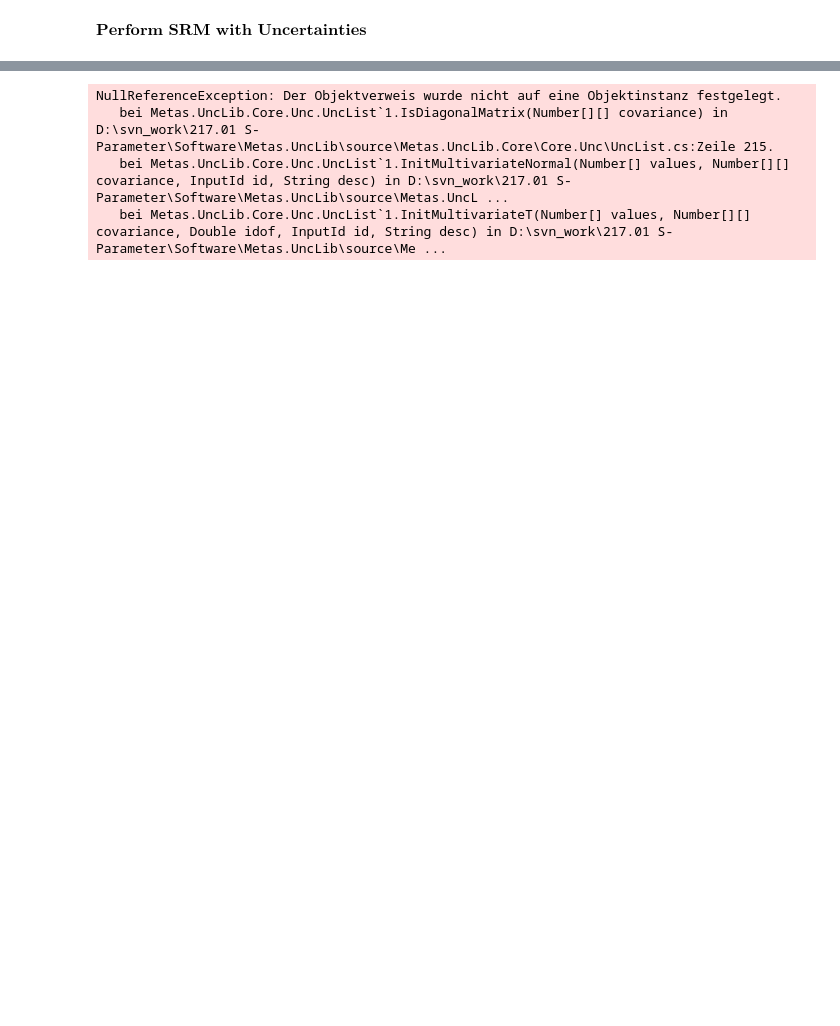
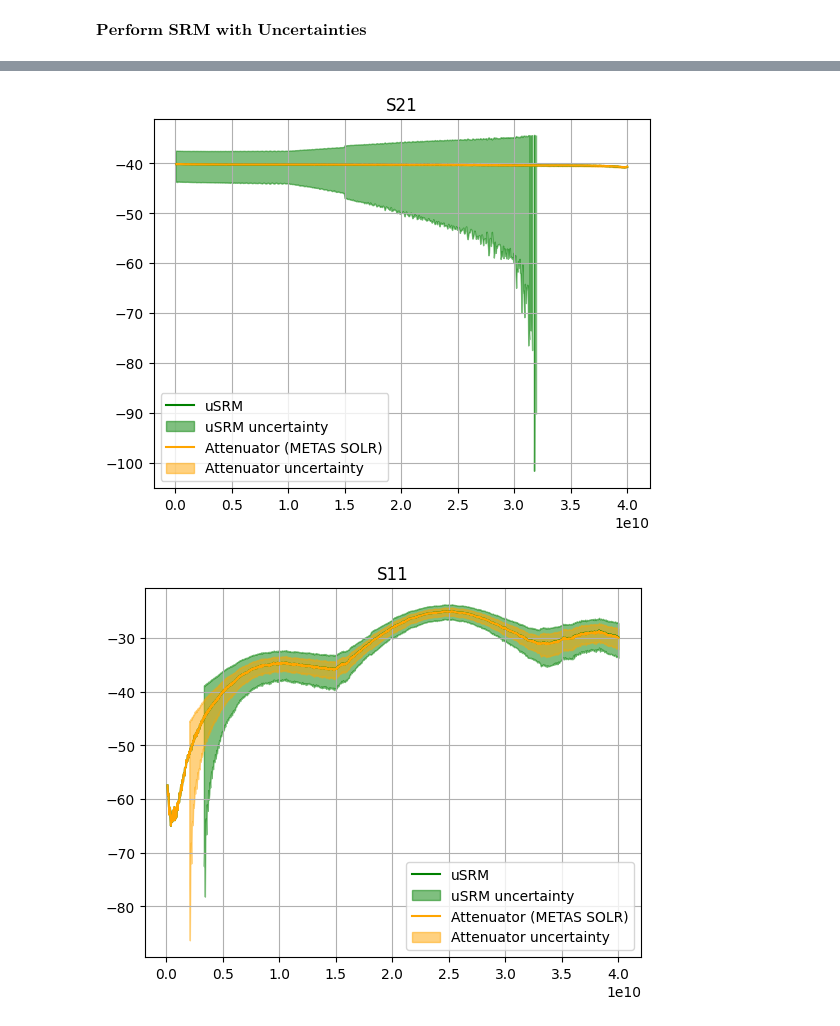
Before and after one commit to leb99-tug/SRM-linear-uncertainty-propagation, a Jupyter notebook: Example_Koax.ipynb, the cells around one changed output, grey strips where cells are left out. Saved outputs shown, nothing was run; the diff lists cells and outputs as text; code cells hidden in the pictures; blank space fills up the shorter version.

```diff
--- a/Example_Koax.ipynb
+++ b/Example_Koax.ipynb
@@ -36,24 +46,18 @@ freq = short_p1.frequency
 # %% [markdown]
 $\textbf{Construct Ideals}$
 # %%
-
-reciprocal_est = np.zeros((len(freq),2,2),dtype=complex)
-reciprocal_est[0:len(freq),0,0] = 0*np.ones((len(freq)),dtype=complex)
-reciprocal_est[0:len(freq),0,1] = np.ones((len(freq)),dtype=complex)
-reciprocal_est[0:len(freq),1,0] = np.ones((len(freq)),dtype=complex)
-reciprocal_est[0:len(freq),1,1] = 0*np.ones((len(freq)),dtype=complex)
-reciprocal_est = rf.Network(frequency=freq,s=reciprocal_est,z0=50)
-
+# Models of the calibration standards.
+# These come from characterized standard definitions, as they are used to solve a +- sqrt() abmiguity
+# They could also be ideals with lines appended to them, wouldn change a thing. But due to lazyness I did it like this :)
+# definition for the Match is the exception!
 reciprocal_est = rf.Network('METAS_SOLR_De_Emb/Network.s2p')['0-40GHz']
 
-short_est = -1*np.ones(len(freq))
-open_est = 1*np.ones(len(freq))
 short_est = rf.Network('Reference_Standards/Short_F.s1p')['0-40GHz'].s[:,0,0]
 open_est = rf.Network('Reference_Standards/Open_F.s1p')['0-40GHz'].s[:,0,0]
-#match_est = 0*np.ones((len(freq)))
 match_est = rf.Network('Reference_Standards/Match_F.s1p')['0-40GHz'].s[:,0,0]
 match_def = rf.Network('Reference_Standards/Match_F.s1p')['0-40GHz']
 
+# Symmetric 2-port versions (same reflection on both ports, zero coupling between them)
 match_est_2p = np.zeros((len(freq),2,2),dtype=complex)
 match_est_2p[0:len(freq),0,0] = match_est
 match_est_2p[0:len(freq),1,1] = match_est
@@ -175,6 +182,8 @@ u_reciprocal_GammaA_short = 0
 u_reciprocal_GammaA_open = 0
 u_reciprocal_GammaA_load = 0
 # %%
+# First pass: run SRM with all uncertainties set to zero, just to obtain the nominal error-box
+# terms (k, A, B) below. `test` itself is discarded -- calSRM_no_unc is only a stepping stone.
 calSRM_no_unc = uSRM(symmetric=[short_p1,short_p2, open_p1, open_p2, load_p1, load_p2],
             est_symmetric=[short_est_2p,  open_est_2p, match_est_2p],
             reciprocal=reciprocal,est_reciprocal=reciprocal_est,
@@ -190,7 +199,6 @@ calSRM_no_unc = uSRM(symmetric=[short_p1,short_p2, open_p1, open_p2, load_p1, lo
             usw_fw=u_switch_term, usw_bw=u_switch_term)
 
 calSRM_no_unc.run()
-test = calSRM_no_unc.apply_cal(attenuator)
 # %% [output]
 SRM is running...
 # %% [markdown]
@@ -312,3 +315,19 @@ for i in range(len(freq)):
     m = inv_propagate_all_contributors([Da, Ca, Ra], [Rb, Cb, Db],a[i], b[i], k[i],mid_S=None)
     m_tot = forward_two_port([N_L[i]],m)
     unc_network[i] = cov_of_2x2(m_tot)
+# %%
+# Network (full 2-port measurement): inverse-propagate D/C/R contributors on both ports through
+# the error boxes, treating the network itself as an ideal thru (mid_S=None), then forward-propagate
+# N_L to get the 8x8 real covariance (Re/Im of S11, S21, S12, S22) of this raw measurement.
+P = np.array([[0,1],[1,0]])  # port-swap matrix, used to mirror port-A contributors onto port B
+
+atten = create_attenuator(att_db=40.0, frequency=short_p1.frequency)
+
+unc_dut = np.zeros((len(freq),8,8),dtype=complex)
+for i in range(len(freq)):
+    Da, Ca, Ra = D[i], C[i], R[i]               # Port-A
+    Db, Cb, Rb = D[i], C[i], R[i]               # Port-B
+    Db = P @ Db @ P                     # Port-B- is flipped
+    m = inv_propagate_all_contributors([Da, Ca, Ra], [Rb, Cb, Db],a[i], b[i], k[i],mid_S=atten.s)
+    m_tot = forward_two_port([N_L[i]],m)
+    unc_dut[i] = cov_of_2x2(m_tot)
@@ -354,28 +382,29 @@ Frequency: 40.00 GHz ... DONE!
 ref_solr = extract_table("Attenuator.tex")
 # %%
-DUT1,unc = calSRM.u_apply_cal(attenuator)
+
+# Apply the uncertain calibration to the attenuator DUT, then plot S21/S11 magnitude (dB) with
+# +/-1 sigma uncertainty bands against the independent METAS SOLR reference.
+DUT1,unc = calSRM.u_apply_cal_unc(attenuator,unc_dut)
 
 plt.figure()
 plt.title('S21')
 plt.plot(freq.f, 20*np.log10(np.abs(DUT1.to_dataframe('s')['s 21'])),label='uSRM',color='green')
 plt.fill_between(freq.f, (20*np.log10(np.abs(DUT1.to_dataframe('s')['s 21'])-(np.abs(unc[:,1,0])))), (20*np.log10(np.abs(DUT1.to_dataframe('s')['s 21'])+(np.abs(unc[:,1,0])))), color='green', alpha=0.5, label='uSRM uncertainty')
 plt.plot(freq.f, 20*np.log10(np.abs(ref_solr[:, 5]+1j*ref_solr[:, 7])),label='Attenuator (METAS SOLR)',color='orange')
 plt.fill_between(freq.f, (20*np.log10(np.abs(ref_solr[:, 5]+1j*ref_solr[:, 7])-(np.abs(ref_solr[:, 6]+1j*ref_solr[:, 8])))), (20*np.log10(np.abs(ref_solr[:, 5]+1j*ref_solr[:, 7])+(np.abs(ref_solr[:, 6]+1j*ref_solr[:, 8])))), color='orange', alpha=0.5, label='Attenuator uncertainty')
 plt.grid()
 plt.legend()
 
 plt.figure()
 plt.title('S11')
 plt.plot(freq.f, 20*np.log10(np.abs(DUT1.to_dataframe('s')['s 11'])),label='uSRM',color='green')
 plt.fill_between(freq.f, (20*np.log10(np.abs(DUT1.to_dataframe('s')['s 11'])-(np.abs(unc[:,0,0])))), (20*np.log10(np.abs(DUT1.to_dataframe('s')['s 11'])+(np.abs(unc[:,0,0])))), color='green', alpha=0.5, label='uSRM uncertainty')
 plt.plot(freq.f, 20*np.log10(np.abs(ref_solr[:, 1]+1j*ref_solr[:, 3])),label='Attenuator (METAS SOLR)',color='orange')
 plt.fill_between(freq.f, (20*np.log10(np.abs(ref_solr[:, 1]+1j*ref_solr[:, 3])-(np.abs(ref_solr[:, 2]+1j*ref_solr[:, 4])))), (20*np.log10(np.abs(ref_solr[:, 1]+1j*ref_solr[:, 3])+(np.abs(ref_solr[:, 2]+1j*ref_solr[:, 4])))), color='orange', alpha=0.5, label='Attenuator uncertainty')
 plt.grid()
 plt.legend()
 
 plt.show()
 # %% [output]
-NullReferenceException: Der Objektverweis wurde nicht auf eine Objektinstanz festgelegt.
-   bei Metas.UncLib.Core.Unc.UncList`1.IsDiagonalMatrix(Number[][] covariance) in D:\svn_work\217.01 S-Parameter\Software\Metas.UncLib\source\Metas.UncLib.Core\Core.Unc\UncList.cs:Zeile 215.
-   bei Metas.UncLib.Core.Unc.UncList`1.InitMultivariateNormal(Number[] values, Number[][] covariance, InputId id, String desc) in D:\svn_work\217.01 S-Parameter\Software\Metas.UncLib\source\Metas.UncL ...
-   bei Metas.UncLib.Core.Unc.UncList`1.InitMultivariateT(Number[] values, Number[][] covariance, Double idof, InputId id, String desc) in D:\svn_work\217.01 S-Parameter\Software\Metas.UncLib\source\Me ...
+[figure, added]
+[figure, added]
```
Also changed, not shown: parts of 21 cells of this notebook, 2 other files.
